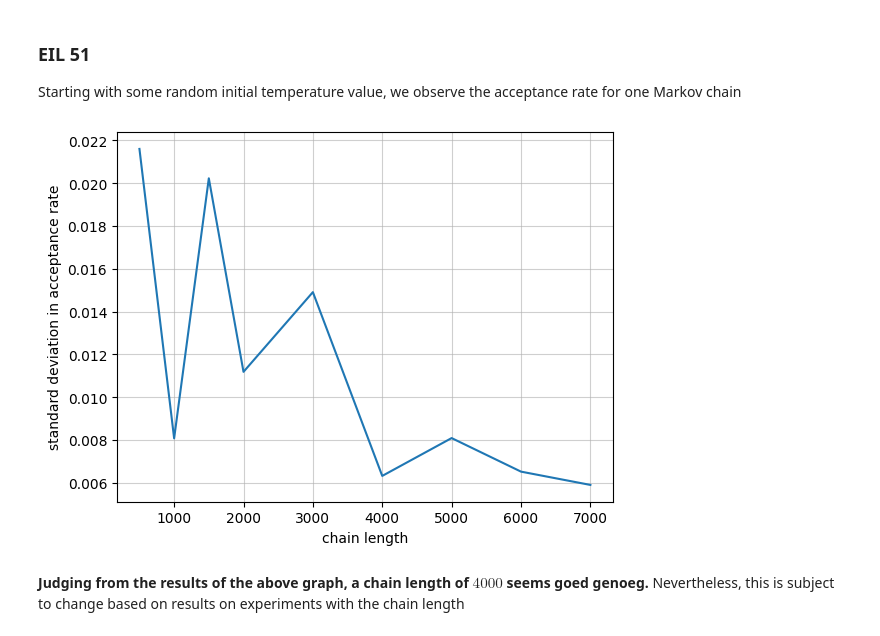
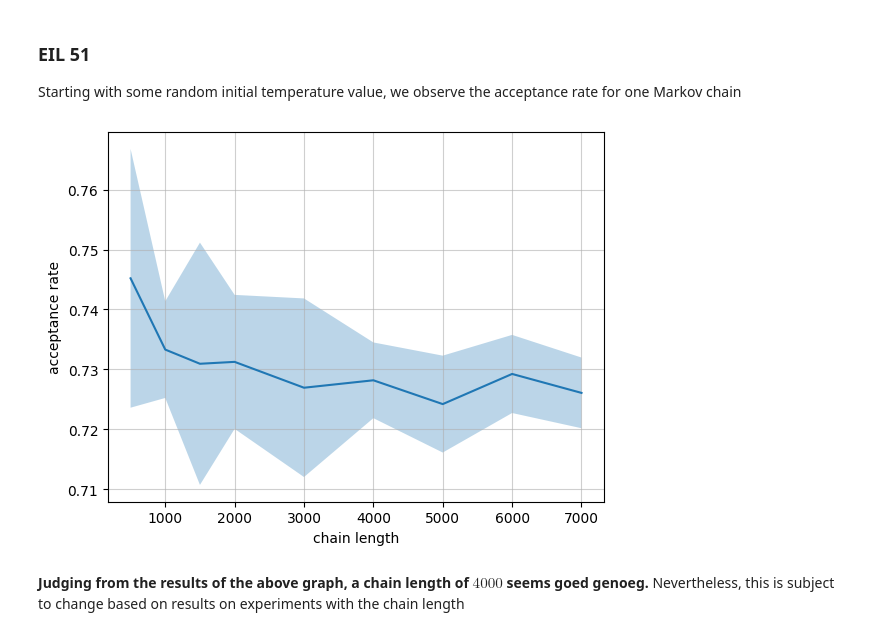
Before and after one commit to loonatick-src/stochastic-sim-3, a Jupyter notebook: main.ipynb, the cells around one changed output. Saved outputs shown, nothing was run; the diff lists cells and outputs as text; code cells hidden in the pictures.

```diff
--- a/main.ipynb
+++ b/main.ipynb
@@ -473,13 +472,14 @@ mean_acc_rates = np.mean(acceptance_rates_list, axis = 1)
 std_acc_rates = np.std(acceptance_rates_list, axis = 1)
 # %%
 # TODO: change to mean +- stddev (using `fill_between`)
-plt.plot(chain_length_values, std_acc_rates)
+plt.plot(chain_length_values, mean_acc_rates)
+plt.fill_between(chain_length_values, mean_acc_rates - std_acc_rates, mean_acc_rates + std_acc_rates, alpha  =0.3)
 plt.xlabel("chain length")
-plt.ylabel("standard deviation in acceptance rate")
+plt.ylabel("acceptance rate")
 plt.grid(alpha = 0.6)
 plt.show()
 # %% [output]
-[figure, old version]
+[figure, new version]
 # %% [markdown]
 **Judging from the results of the above graph, a chain length of $4000$ seems goed genoeg.**
 Nevertheless, this is subject to change based on results on experiments with the chain length
```
Also changed, not shown: parts of 28 cells of this notebook, 3 other files.
